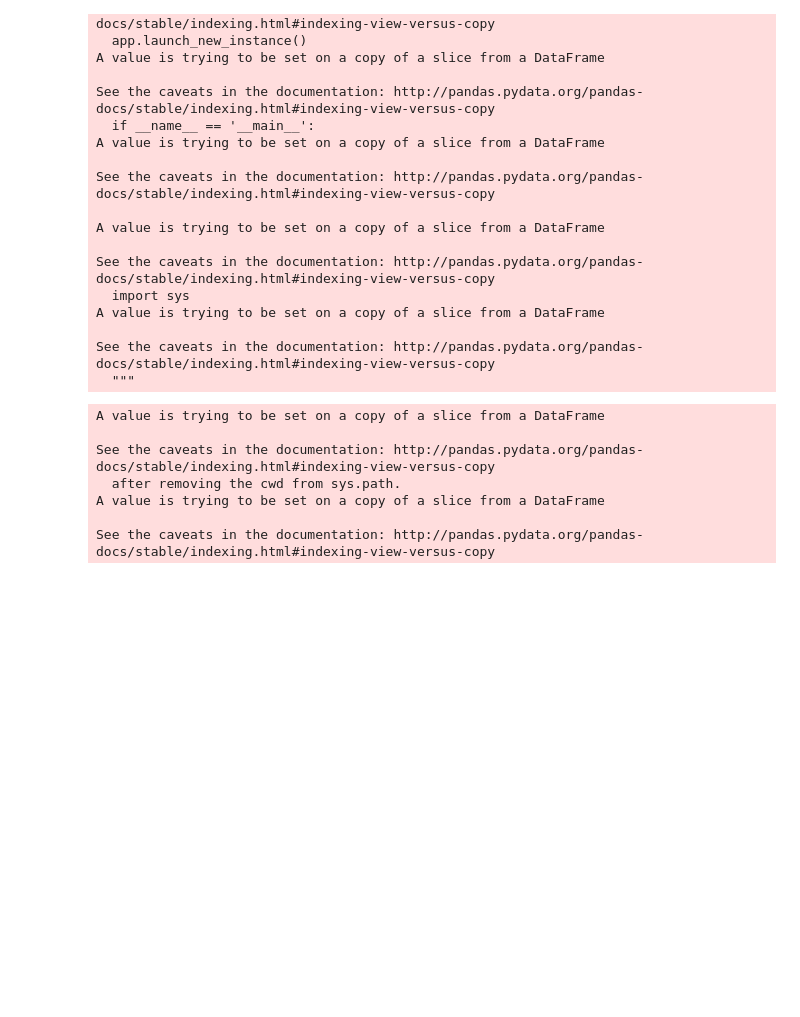
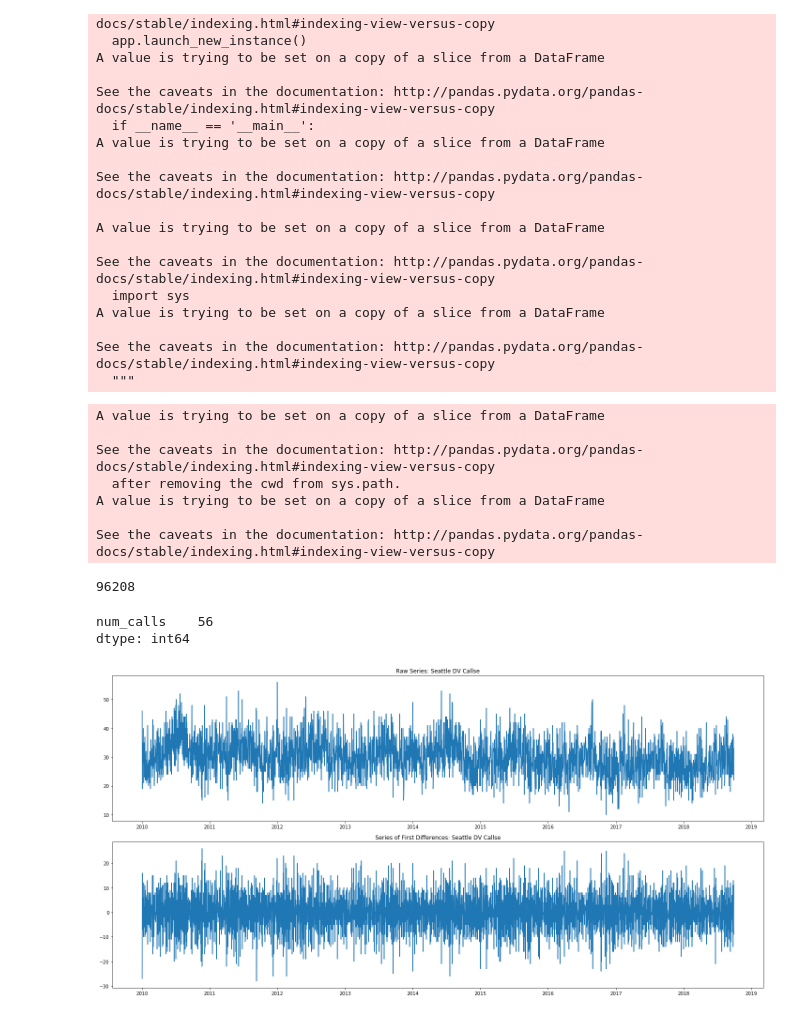
Before and after one commit to analyticallycorrect/seattle_domestic_violence, a Jupyter notebook: Notebooks/seattle_dv_eda.ipynb, the cells around one changed output. Drawn from its saved outputs; the diff is of its cells as text; code cells hidden in the pictures; blank space fills up the shorter version.

```diff
--- a/Notebooks/seattle_dv_eda.ipynb
+++ b/Notebooks/seattle_dv_eda.ipynb
@@ -285,3 +293,5 @@ for i in range(len(sounders_schedule)):
         sounders_schedule['sounders_game'][i] = 'away'
 # %%
 calls_full_df = calls_full_df.join(sounders_schedule[['date','sounders_game']].set_index('date'), on='date')
+# %%
+calls_full_df.drop_duplicates(inplace=True)
@@ -287,0 +302,18 @@ calls_full_df = calls_full_df.join(sounders_schedule[['date','sounders_game']].s
+# %%
+call_counts = calls_full_df[['date', 'EVENT']].groupby('date').count().rename(columns={'EVENT': 'num_calls'})
+# %%
+len(calls_full_df)
+# %% [output]
+96208
+# %%
+call_counts.max()
+# %% [output]
+num_calls    56
+dtype: int64
+# %%
+def plot_series_and_difference(axs, series, title):
+    diff = series.diff()
+    axs[0].plot(series.index, series)
+    axs[0].set_title("Raw Series: {}".format(title))
+    axs[1].plot(series.index, diff)
+    axs[1].set_title("Series of First Differences: {}".format(title))
@@ -287,0 +329,6 @@ calls_full_df = calls_full_df.join(sounders_schedule[['date','sounders_game']].s
+# %%
+fig, axs = plt.subplots(2, figsize=(20, 10))
+plot_series_and_difference(axs, call_counts, 'Seattle DV Callse')
+fig.tight_layout()
+# %% [output]
+[figure, added]
```
Also changed, not shown: parts of 26 cells of this notebook.
